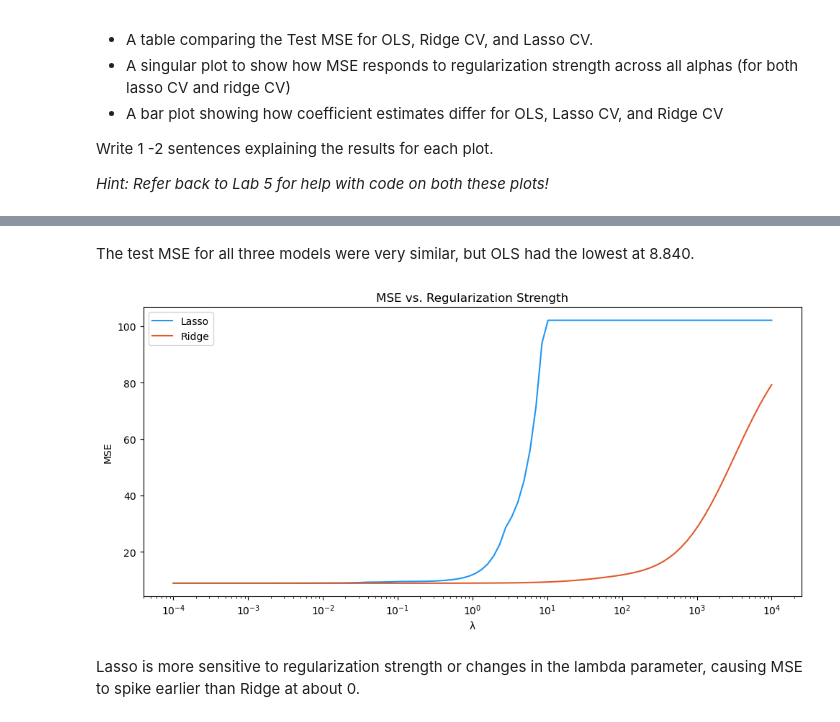
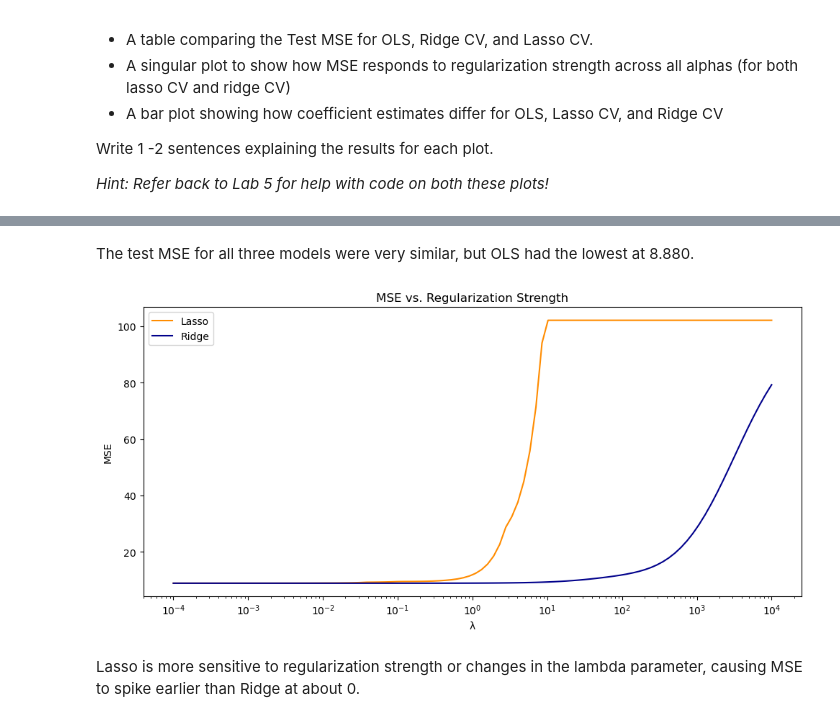
Before and after one commit to avarobillard/assignment-3, a Jupyter notebook: task1/hw3-task1.ipynb, the cells around one changed output, grey strips where cells are left out. Drawn from its saved outputs; the diff is of its cells as text; code cells hidden in the pictures.

```diff
--- a/task1/hw3-task1.ipynb
+++ b/task1/hw3-task1.ipynb
@@ -393,38 +375,38 @@ Model  Test MSE
 Ridge  8.843961
 Lasso  8.841571
 # %% [markdown]
-The test MSE for all three models were very similar, but OLS had the lowest at 8.840.
+The test MSE for all three models were very similar, but OLS had the lowest at 8.880.
 # %%
 # Visualize lambdas against MSE for Lasso and Ridge
 mse_lasso = []
 mse_ridge = []
 
 lambdas = np.logspace(-4, 4, 100)
 
 for lam in lambdas:
     lasso = Lasso(alpha=lam, max_iter=10000)# added for warnings
     ridge = Ridge(alpha=lam)
 
     lasso.fit(X_train_scaled, y_train)
     ridge.fit(X_train_scaled, y_train)
 
     # Evaluate on test set
     mse_lasso.append(mean_squared_error(y_test, lasso.predict(X_test_scaled)))
     mse_ridge.append(mean_squared_error(y_test, ridge.predict(X_test_scaled)))
 
 
 plt.figure(figsize=(10, 5))
-plt.plot(lambdas, mse_lasso, label='Lasso', color='#2196F3')
-plt.plot(lambdas, mse_ridge, label='Ridge', color='#E05B2B')
+plt.plot(lambdas, mse_lasso, label='Lasso', color='darkorange')
+plt.plot(lambdas, mse_ridge, label='Ridge', color='darkblue')
 plt.xscale('log')
 plt.xlabel('λ')
 plt.ylabel('MSE')
 plt.title('MSE vs. Regularization Strength')
 plt.legend()
 plt.tight_layout()
 plt.show()
 # %% [output]
-[figure, old version]
+[figure, new version]
 # %% [markdown]
 Lasso is more sensitive to regularization strength or changes in the lambda parameter, causing MSE to spike earlier than Ridge at about 0.
 # %%
```
Also changed, not shown: parts of 13 cells of this notebook, 1 other file.
